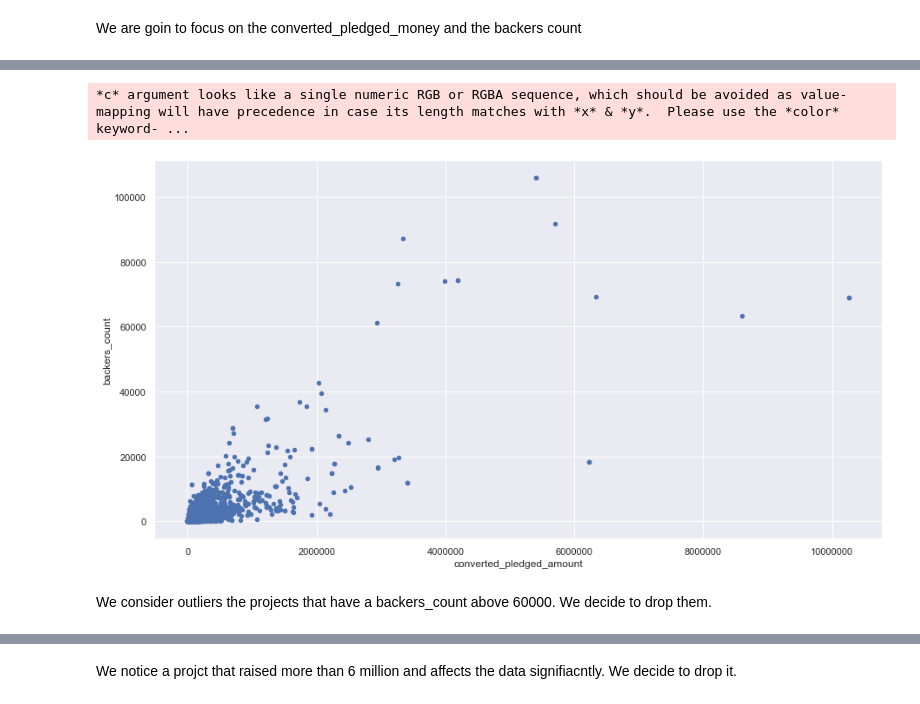
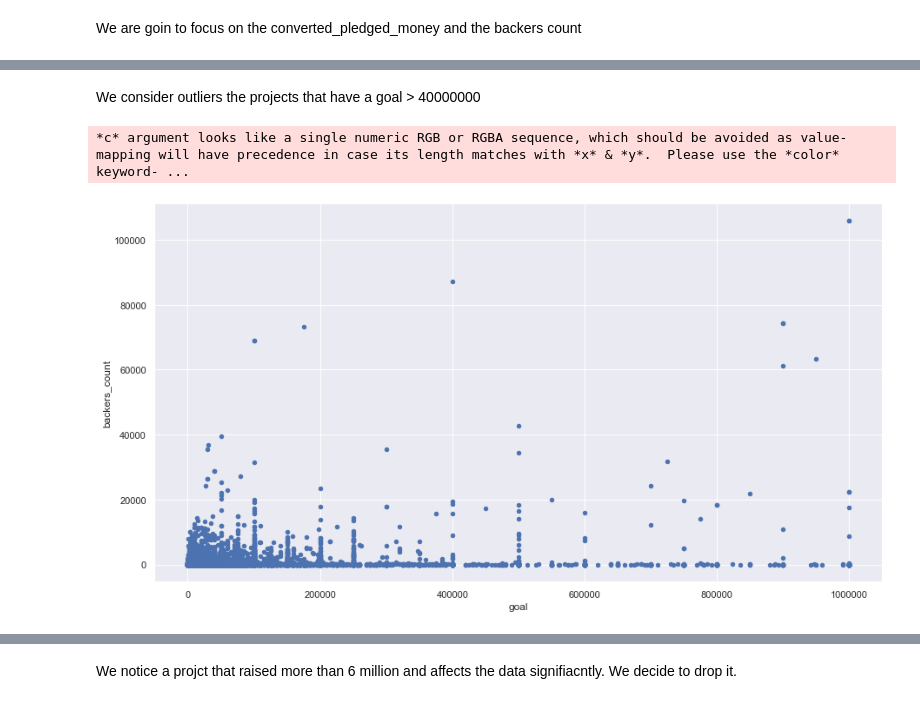
Before and after one commit to bang-a-coder/ds-kickstarter, a Jupyter notebook: kickstarter_project-3.ipynb, the cells around one changed output, grey strips where cells are left out. Drawn from its saved outputs; the diff is of its cells as text; code cells hidden in the pictures.

Commit message:
outliers fix

```diff
--- a/kickstarter_project-3.ipynb
+++ b/kickstarter_project-3.ipynb
@@ -85,10 +85,10 @@ sns.boxplot(df['funded'], df['converted_pledged_amount'].loc[df['converted_pledg
+# %% [markdown]
+We consider outliers the projects that have a goal > 40000000
 # %%
-outlierDF = df.loc[df['converted_pledged_amount']>1]
+df = df.drop(df.loc[df['goal']>1000000].index) #delete outliers
 
-plot = outlierDF.plot.scatter(x='converted_pledged_amount', y='backers_count')
+plot = df.plot.scatter(y='backers_count', x='goal')
 plot.ticklabel_format(style='plain', useOffset=False)
 # %% [output]
 *c* argument looks like a single numeric RGB or RGBA sequence, which should be avoided as value-mapping will have precedence in case its length matches with *x* & *y*.  Please use the *color* keyword- ...
-[figure, old version]
+[figure, new version]
-# %% [markdown]
-We consider outliers the projects that have a backers_count above 60000. We decide to drop them.
```
Also changed, not shown: parts of 12 cells of this notebook.
